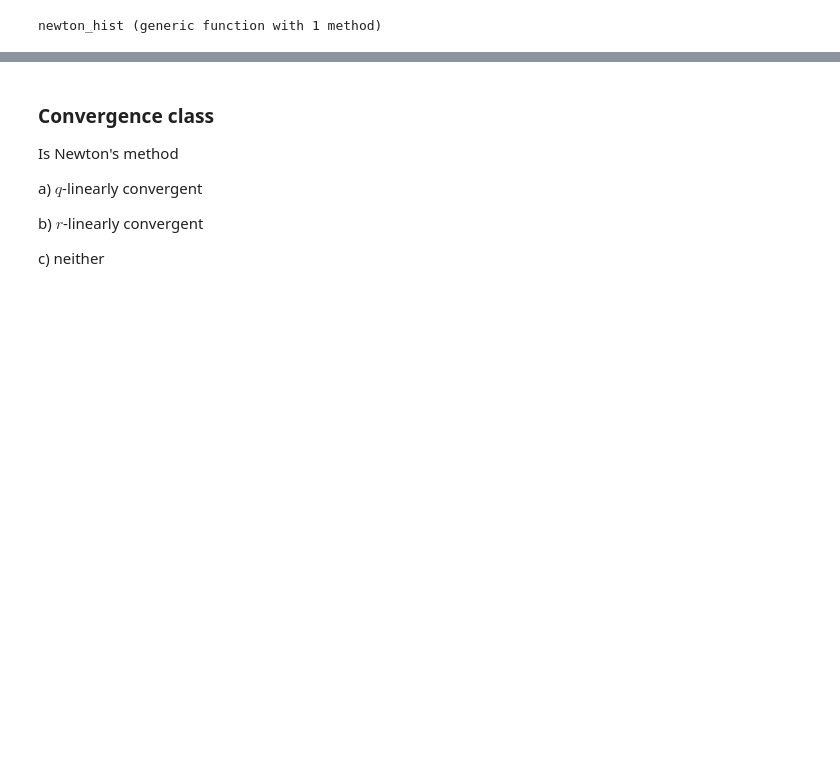
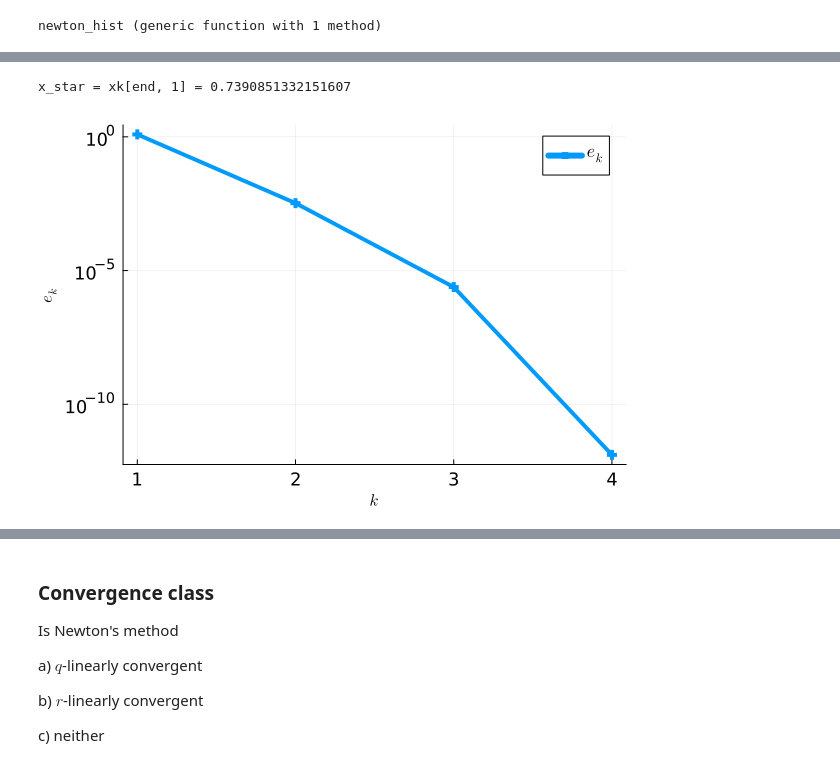
Before and after one commit to jeremylt/csci-3656-fall-2025, a Jupyter notebook: source/notebooks/2025-09-10-More-Newton.ipynb, the cells around one changed output, grey strips where cells are left out. Cells and saved outputs as stored; diff of their text form; code cells hidden in the pictures; blank space fills up the shorter version.

```diff
--- a/source/notebooks/2025-09-10-More-Newton.ipynb
+++ b/source/notebooks/2025-09-10-More-Newton.ipynb
@@ -132,0 +152,9 @@ x_star = xs[end, 1] = 0.7390851332151607
+# %%
+# And the error, |x_k - x_*|
+xk = newton_hist(f, fp, 1.97)
+@show x_star = xk[end,1]
+
+plot(xk[1:end-1,1] .- x_star, yscale=:log10, marker=:auto, xlabel="\$k\$", ylabel="\$e_k\$", label="\$e_k\$")
+# %% [output]
+x_star = xk[end, 1] = 0.7390851332151607
+[figure, added]
```
Also changed, not shown: parts of 14 cells of this notebook, 5 other files.
